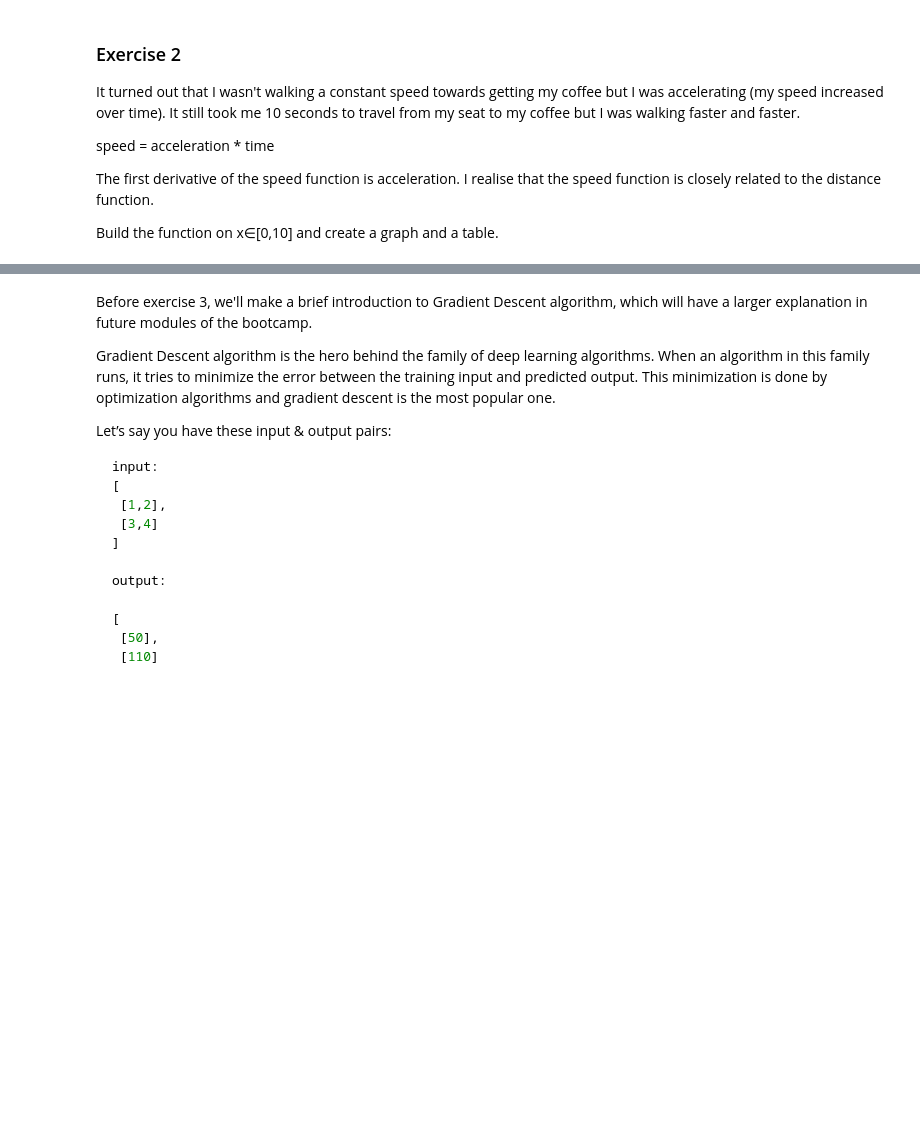
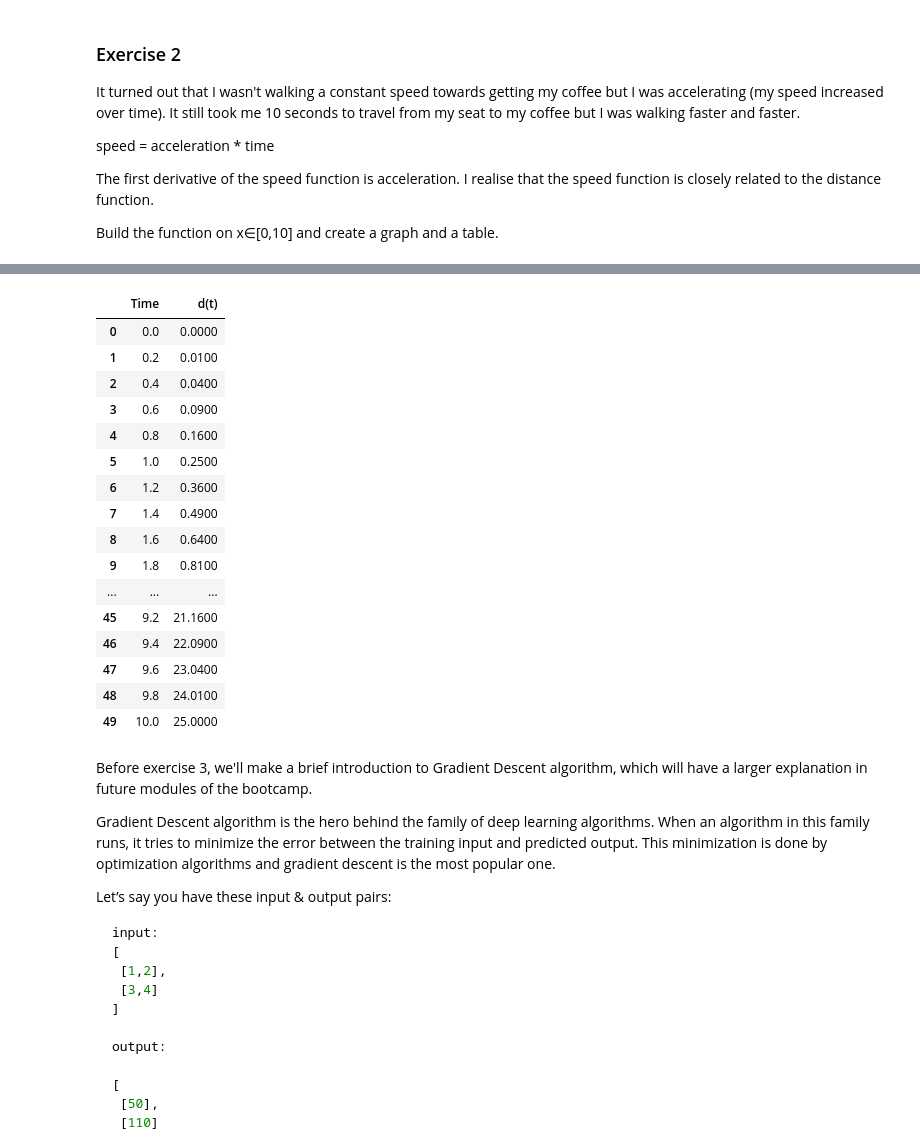
Before and after one commit to federico-serron/calculus-and-algebra-problems-with-python, a Jupyter notebook: problems.ipynb, the cells around one changed output, grey strips where cells are left out. Saved outputs shown, nothing was run; the diff lists cells and outputs as text; code cells hidden in the pictures; blank space fills up the shorter version.

```diff
--- a/problems.ipynb
+++ b/problems.ipynb
@@ -67,5 +74,24 @@ Build the function on x∈[0,10] and create a graph and a table.
 # %%
 #create a dataframe
+pd.DataFrame({'Time': t.round(1), 'd(t)': d(t.round(1))})
+# %% [output]
+|  | Time | d(t) |
+| 0 | 0.0 | 0.0000 |
+| 1 | 0.2 | 0.0100 |
+| 2 | 0.4 | 0.0400 |
+| 3 | 0.6 | 0.0900 |
+| 4 | 0.8 | 0.1600 |
+| 5 | 1.0 | 0.2500 |
+| 6 | 1.2 | 0.3600 |
+| 7 | 1.4 | 0.4900 |
+| 8 | 1.6 | 0.6400 |
+| 9 | 1.8 | 0.8100 |
+| ... | ... | ... |
+| 45 | 9.2 | 21.1600 |
+| 46 | 9.4 | 22.0900 |
+| 47 | 9.6 | 23.0400 |
+| 48 | 9.8 | 24.0100 |
+| 49 | 10.0 | 25.0000 |
 # %% [markdown]
 Before exercise 3, we'll make a brief introduction to Gradient Descent algorithm, which will have a larger explanation in future modules of the bootcamp.
 
```
Also changed, not shown: parts of 1 cell of this notebook, 1 other file.
